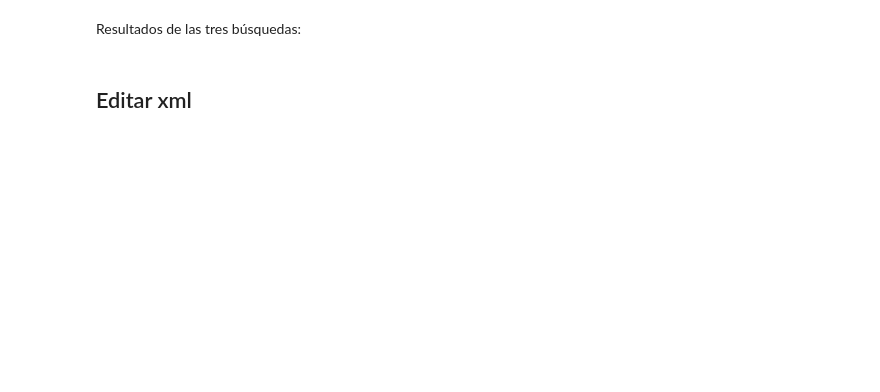
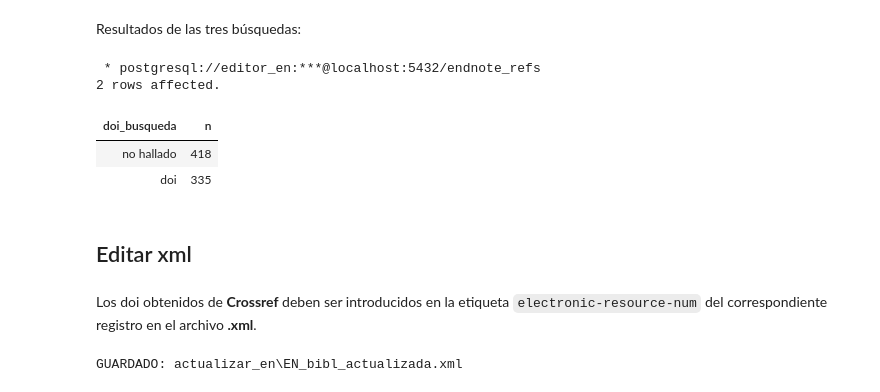
Before and after one commit to gab-mol/edit_endnote_lib, a Jupyter notebook: main.ipynb, the cells around one changed output. Cells and saved outputs as stored; diff of their text form; code cells hidden in the pictures; blank space fills up the shorter version.

```diff
--- a/main.ipynb
+++ b/main.ipynb
@@ -384,2 +365,17 @@ select count(*) as hallazgos from endnote.busq_doi_todo where doi_nuevo != 'no h
+# %%
+%%sql
+
+select
+    (CASE WHEN doi_nuevo != 'no hallado' THEN 'doi' ELSE 'no hallado' END) as doi_busqueda,
+    count(*) as n
+from
+    endnote.busq_doi_todo
+group by doi_busqueda;
+# %% [output]
+ * postgresql://editor_en:***@localhost:5432/endnote_refs
+2 rows affected.
+| doi_busqueda | n |
+| no hallado | 418 |
+| doi | 335 |
 # %% [markdown]
 ## Editar xml
@@ -387,0 +382,20 @@ xml_doi
+# %% [markdown]
+Los doi obtenidos de **Crossref** deben ser introducidos en la etiqueta `electronic-resource-num` del correspondiente registro en el archivo **.xml**.
+# %%
+conn = db.connec()
+
+doi = db.query_sql(conn,
+    '''
+    select nregistro, doi_nuevo
+    from endnote.busq_doi_todo
+    where doi_nuevo != 'no hallado';
+    '''
+)
+
+df_doi = db.registros_a_df(doi, ["nregistro", "doi_nuevo"])
+
+PATH_SALIDA = "actualizar_en\EN_bibl_actualizada.xml"
+PATH_XML
+xml_doi(PATH_XML, df_doi, PATH_SALIDA)
+# %% [output]
+GUARDADO: actualizar_en\EN_bibl_actualizada.xml
```
Also changed, not shown: parts of 5 cells of this notebook.
